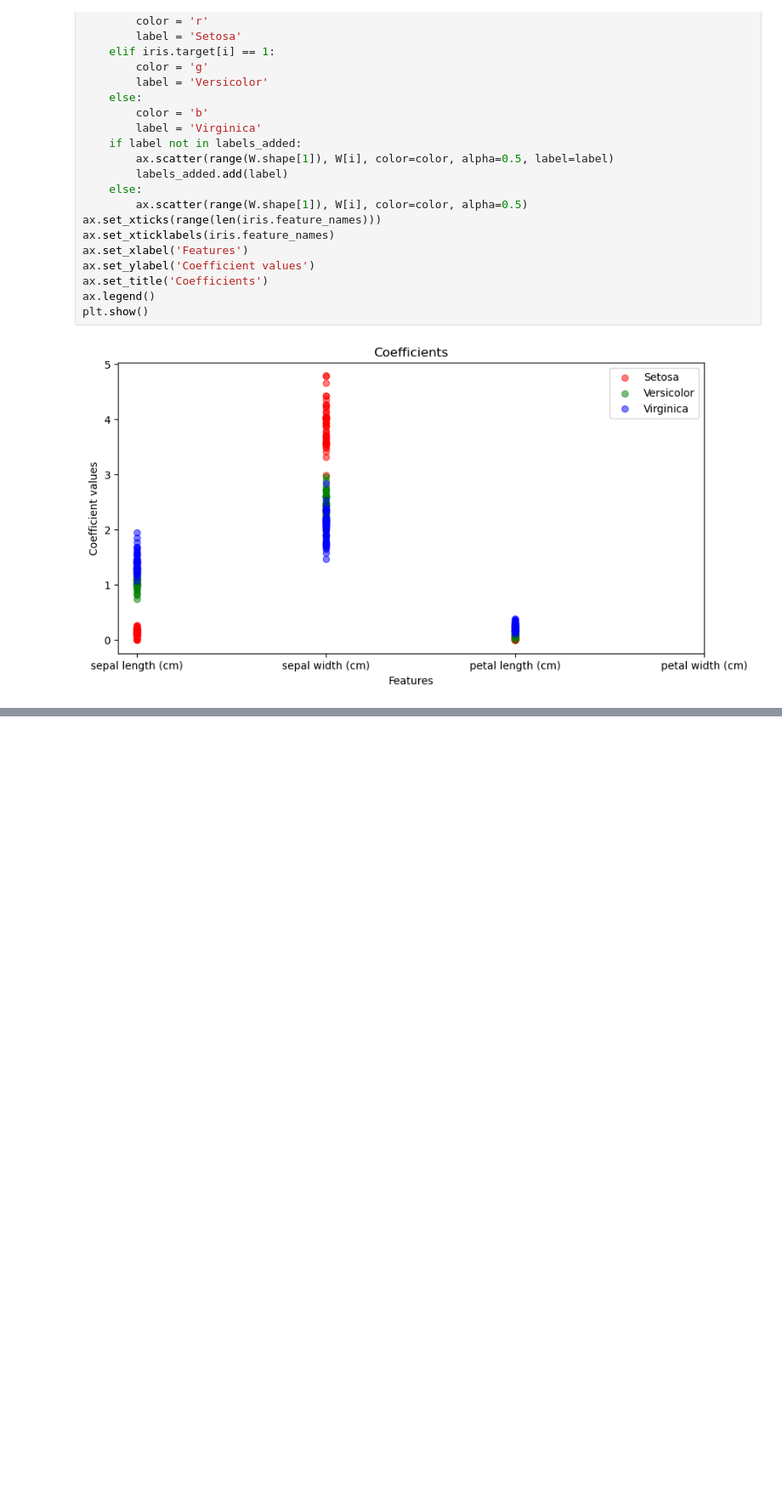
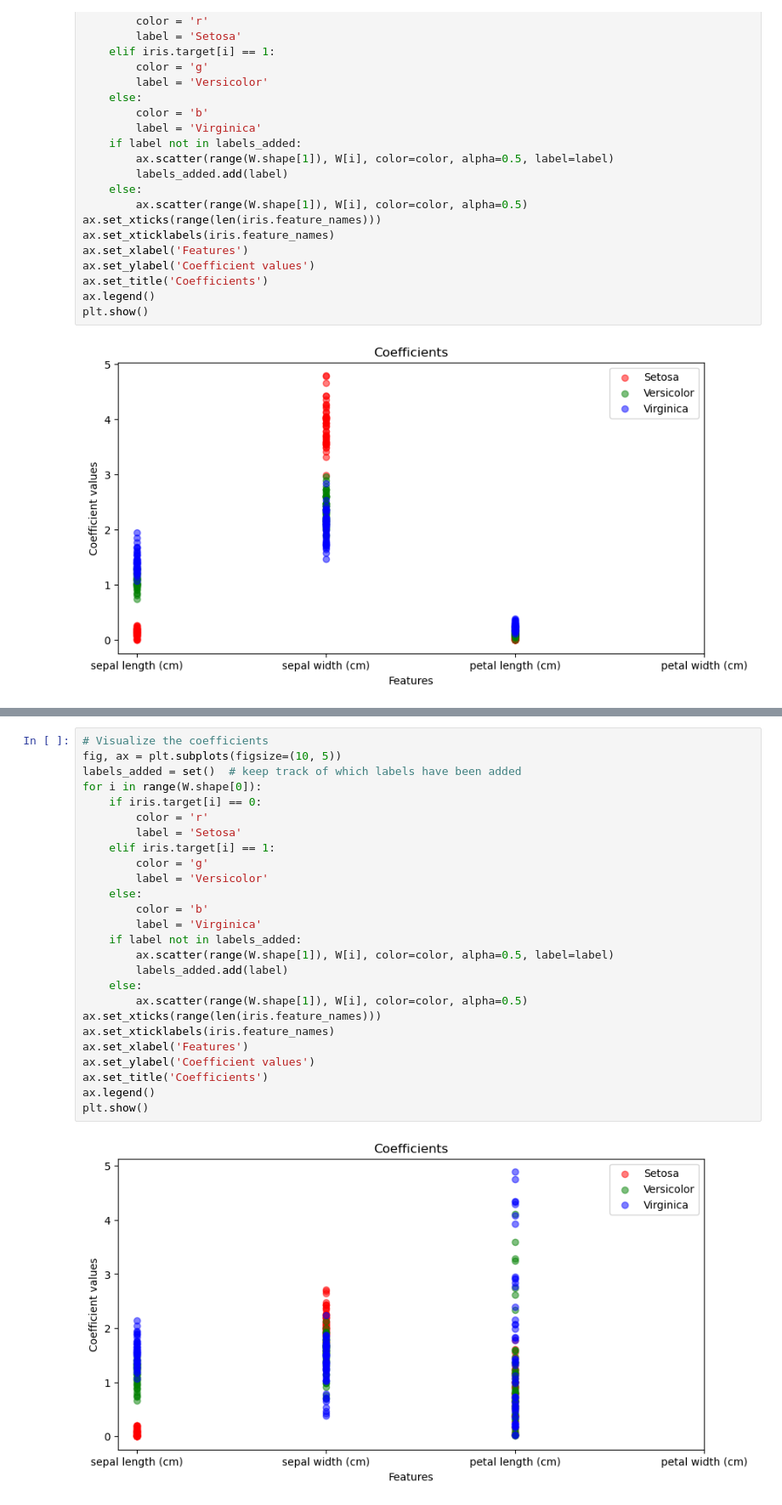
Before and after one commit to abf149/180651final, a Jupyter notebook: NMF_iris.ipynb, the cells around one changed output, grey strips where cells are left out. Shown at 85% size. Saved outputs shown, nothing was run; the diff lists cells and outputs as text; blank space fills up the shorter version.

```diff
--- a/NMF_iris.ipynb
+++ b/NMF_iris.ipynb
@@ -89,0 +125,28 @@ plt.show()
+# %%
+# Visualize the coefficients
+fig, ax = plt.subplots(figsize=(10, 5))
+labels_added = set()  # keep track of which labels have been added
+for i in range(W.shape[0]):
+    if iris.target[i] == 0:
+        color = 'r'
+        label = 'Setosa'
+    elif iris.target[i] == 1:
+        color = 'g'
+        label = 'Versicolor'
+    else:
+        color = 'b'
+        label = 'Virginica'
+    if label not in labels_added:
+        ax.scatter(range(W.shape[1]), W[i], color=color, alpha=0.5, label=label)
+        labels_added.add(label)
+    else:
+        ax.scatter(range(W.shape[1]), W[i], color=color, alpha=0.5)
+ax.set_xticks(range(len(iris.feature_names)))
+ax.set_xticklabels(iris.feature_names)
+ax.set_xlabel('Features')
+ax.set_ylabel('Coefficient values')
+ax.set_title('Coefficients')
+ax.legend()
+plt.show()
+# %% [output]
+[figure, added]
```
Also changed, not shown: parts of 3 cells of this notebook.
